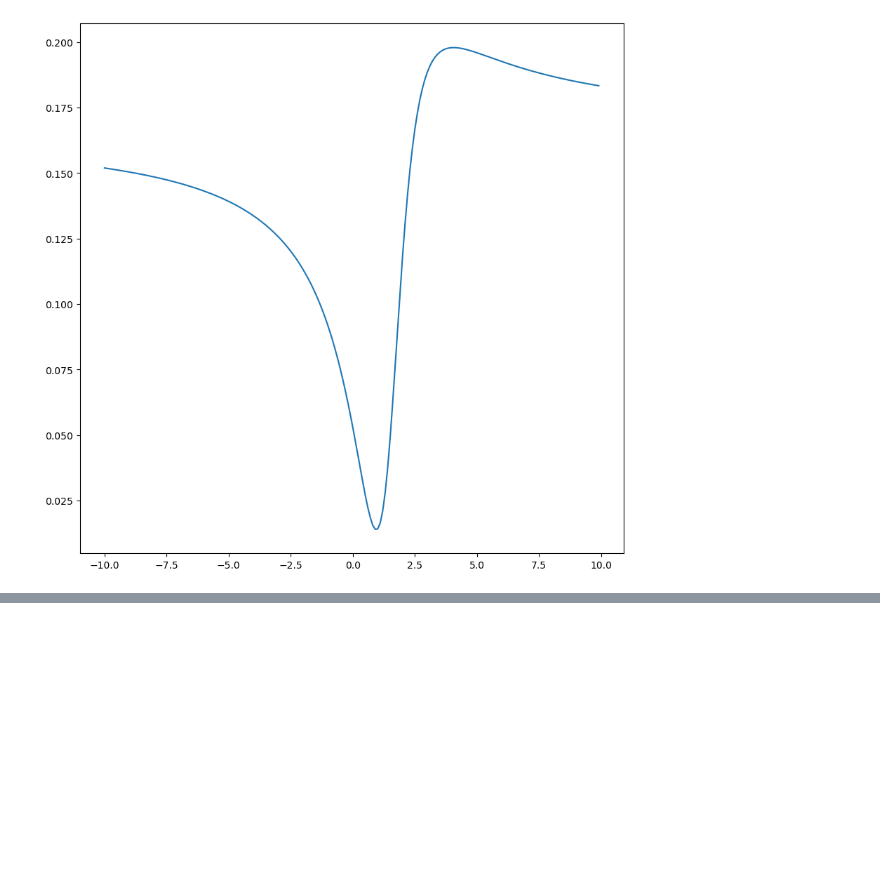
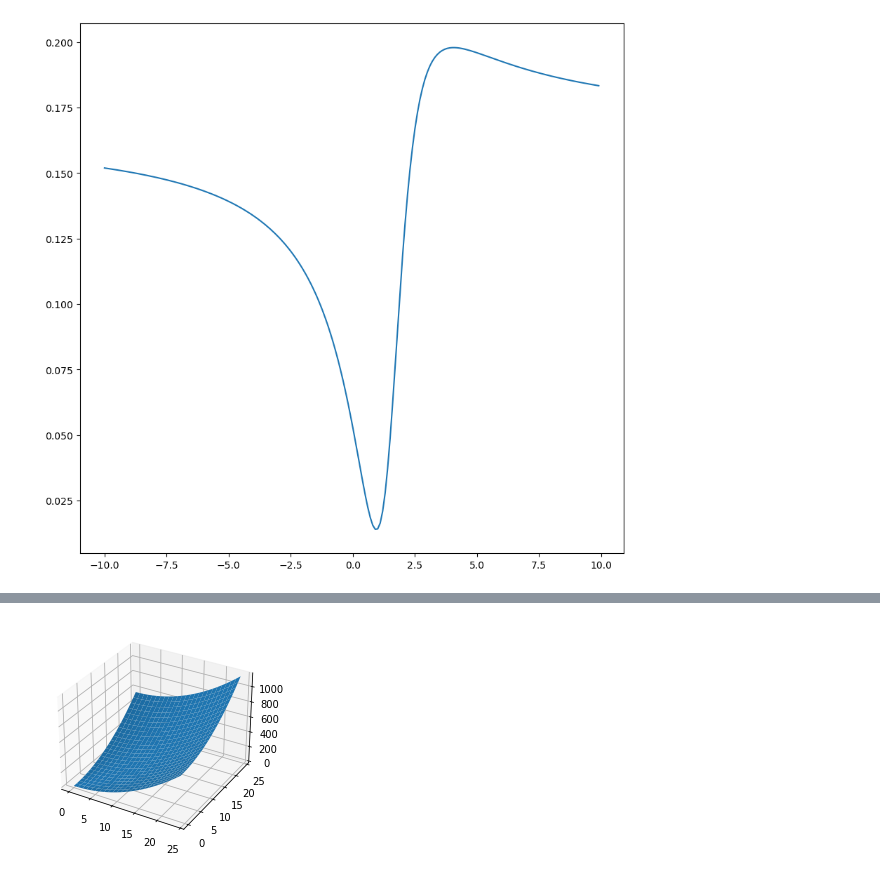
Before and after one commit to lstorchi/matinformatics, a Jupyter notebook: FinalOptimization.ipynb, the cells around one changed output, grey strips where cells are left out. Saved outputs shown, nothing was run; the diff lists cells and outputs as text; code cells hidden in the pictures; blank space fills up the shorter version.

```diff
--- a/FinalOptimization.ipynb
+++ b/FinalOptimization.ipynb
@@ -213,0 +238,75 @@ plt.show()
+# %%
+import matplotlib.pyplot as plt
+from matplotlib import cm
+from matplotlib.ticker import LinearLocator
+import numpy as np
+
+N = 50
+minv = -10.0
+maxv = 10.0
+d = (maxv-minv)/float(N)
+
+A = minv
+B = minv
+
+msevals = []
+Avals = []
+Bvals = []
+x = []
+idx = 0
+
+for i in range(N):
+    B = minv
+    for j in range(N):
+
+        xi = []
+        for k in range(len(yi)):
+            xi.append(((A * rp_bi[k]**3) - (B * math.exp(rs_bi[k])))/rp_ai[k]**2)
+
+        regressor = LinearRegression()
+        regressor.fit((np.array(xi)).reshape(-1,1), yi)
+        y_pred = regressor.predict((np.array(xi)).reshape(-1,1))
+        mse = mean_squared_error(yi, y_pred)
+        slope = regressor.coef_[0]
+        inter = regressor.intercept_
+        #print(mse, slope, inter)
+
+        msevals.append(mse)
+        Avals.append(A)
+        Bvals.append(B)
+        x.append(idx)
+
+        idx = idx + 1
+
+        #print(A,B)
+
+        B += d
+
+    A += d
+
+print(len(Avals), len(Bvals), len(msevals))
+x = np.array(Avals)
+y = np.array(Bvals)
+z = np.array(msevals)
+
+# Arrays x, y and z for data plot visualization
+x = np.arange(0, 25, 1)
+y = np.arange(0, 25, 1)
+# meshgrid makes a retangular grid out of two 1-D arrays.
+x, y = np.meshgrid(x, y)
+z = x**2 + y**2  # x^2+y^2
+
+print(z)
+
+# surface plot for x^2 + y^2
+fig = plt.figure() # creates space for a figure to be drawn
+
+# Uses a 3d prjection as model is supposed to be 3D
+axes = fig.gca(projection ='3d')
+
+# Plots the three dimensional data consisting of x, y and z
+axes.plot_surface(x, y, z)
+
+# show command is used to visualize data plot
+plt.show()
+# %% [output]
@@ -213,0 +330 @@ plt.show()
+[figure, added]
```
Also changed, not shown: parts of 5 cells of this notebook.
